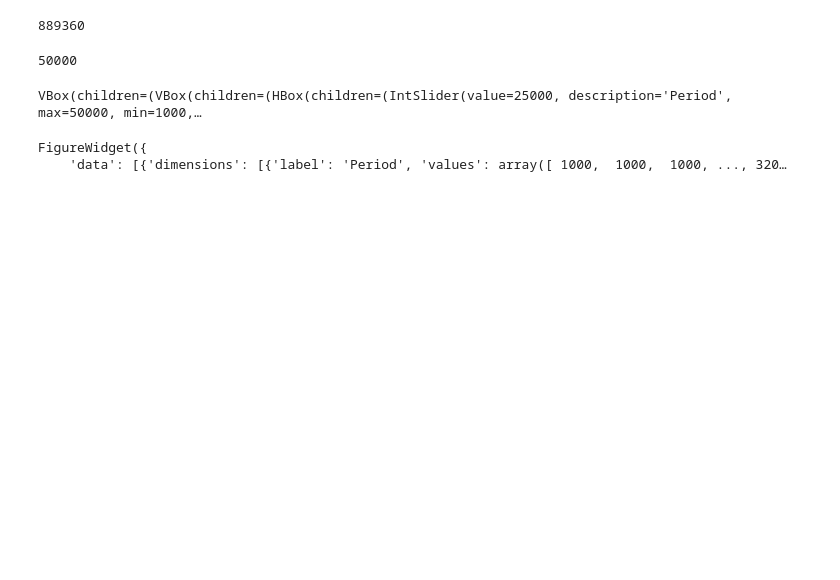
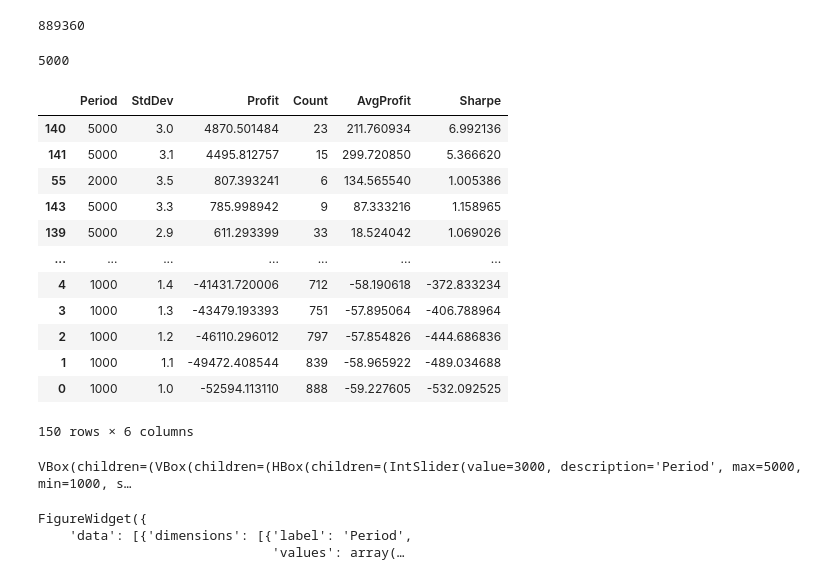
Before and after one commit to zxweed/simple, a Jupyter notebook: examples/simple.grid.ipynb, the cells around one changed output. Saved outputs shown, nothing was run; the diff lists cells and outputs as text; code cells hidden in the pictures; blank space fills up the shorter version.

Commit message:
Target func returns dict only now

```diff
--- a/examples/simple.grid.ipynb
+++ b/examples/simple.grid.ipynb
@@ -24,7 +24,7 @@ line_styles = {
     'Sell': dict(mode='markers', color='red', symbol='triangle-down', size=10, line=dict(color="darkred", width=1))
 }
 # %%
-def model(Period: int = (1000, 50000, 1000), StdDev: float = (1, 4, 0.1)):
+def model(Period: int = (1000, 5000, 1000), StdDev: float = (1, 4, 0.1)):
     if Period == 0 or StdDev == 0: return 0, {}
     Tick = T.Price
     Center = vwap(T, Period)
@@ -37,7 +37,8 @@ def model(Period: int = (1000, 50000, 1000), StdDev: float = (1, 4, 0.1)):
     P = getProfit(trades)
     Profit = {'x': P.Index, 'y': P.Profit.cumsum()}
 
-    return P.Profit.sum(), {
+    return {
+        'Profit': P.Profit.sum(),
         'Count': len(P),
         'AvgProfit': P.Profit.mean() if len(P) > 0 else 0,
         'Sharpe': P.Profit.sum() / P.Profit.std() if len(P) > 1 else 0
@@ -47,16 +48,32 @@ def model(Period: int = (1000, 50000, 1000), StdDev: float = (1, 4, 0.1)):
 G = GridOpt(model)
 G.fullSearch()
 # %% [output]
-50000
+5000
-# %%
-# Grid result browser
-X = pd.DataFrame(G.log, columns=G.log_columns).drop_duplicates().sort_values('Fitness')
-
-interactTable(model, X, height=600, **line_styles)
-# %% [output]
-VBox(children=(VBox(children=(HBox(children=(IntSlider(value=25000, description='Period', max=50000, min=1000,…
+# %%
+# Grid result browser
+X = pd.DataFrame(G.log, columns=G.log_columns).drop_duplicates().sort_values('Profit', ascending=False)
+X
+# %% [output]
+|  | Period | StdDev | Profit | Count | AvgProfit | Sharpe |
+| 140 | 5000 | 3.0 | 4870.501484 | 23 | 211.760934 | 6.992136 |
+| 141 | 5000 | 3.1 | 4495.812757 | 15 | 299.720850 | 5.366620 |
+| 55 | 2000 | 3.5 | 807.393241 | 6 | 134.565540 | 1.005386 |
+| 143 | 5000 | 3.3 | 785.998942 | 9 | 87.333216 | 1.158965 |
+| 139 | 5000 | 2.9 | 611.293399 | 33 | 18.524042 | 1.069026 |
+| ... | ... | ... | ... | ... | ... | ... |
+| 4 | 1000 | 1.4 | -41431.720006 | 712 | -58.190618 | -372.833234 |
+| 3 | 1000 | 1.3 | -43479.193393 | 751 | -57.895064 | -406.788964 |
+| 2 | 1000 | 1.2 | -46110.296012 | 797 | -57.854826 | -444.686836 |
+| 1 | 1000 | 1.1 | -49472.408544 | 839 | -58.965922 | -489.034688 |
+| 0 | 1000 | 1.0 | -52594.113110 | 888 | -59.227605 | -532.092525 |
+150 rows × 6 columns
+# %%
+interactTable(model, X, height=600, **line_styles)
+# %% [output]
+VBox(children=(VBox(children=(HBox(children=(IntSlider(value=3000, description='Period', max=5000, min=1000, s…
 # %%
 chartParallel(X)
 # %% [output]
 FigureWidget({
-    'data': [{'dimensions': [{'label': 'Period', 'values': array([ 1000,  1000,  1000, ..., 320…
+    'data': [{'dimensions': [{'label': 'Period',
+                              'values': array(…
```
Also changed, not shown: parts of 1 cell of this notebook, 2 other files.
